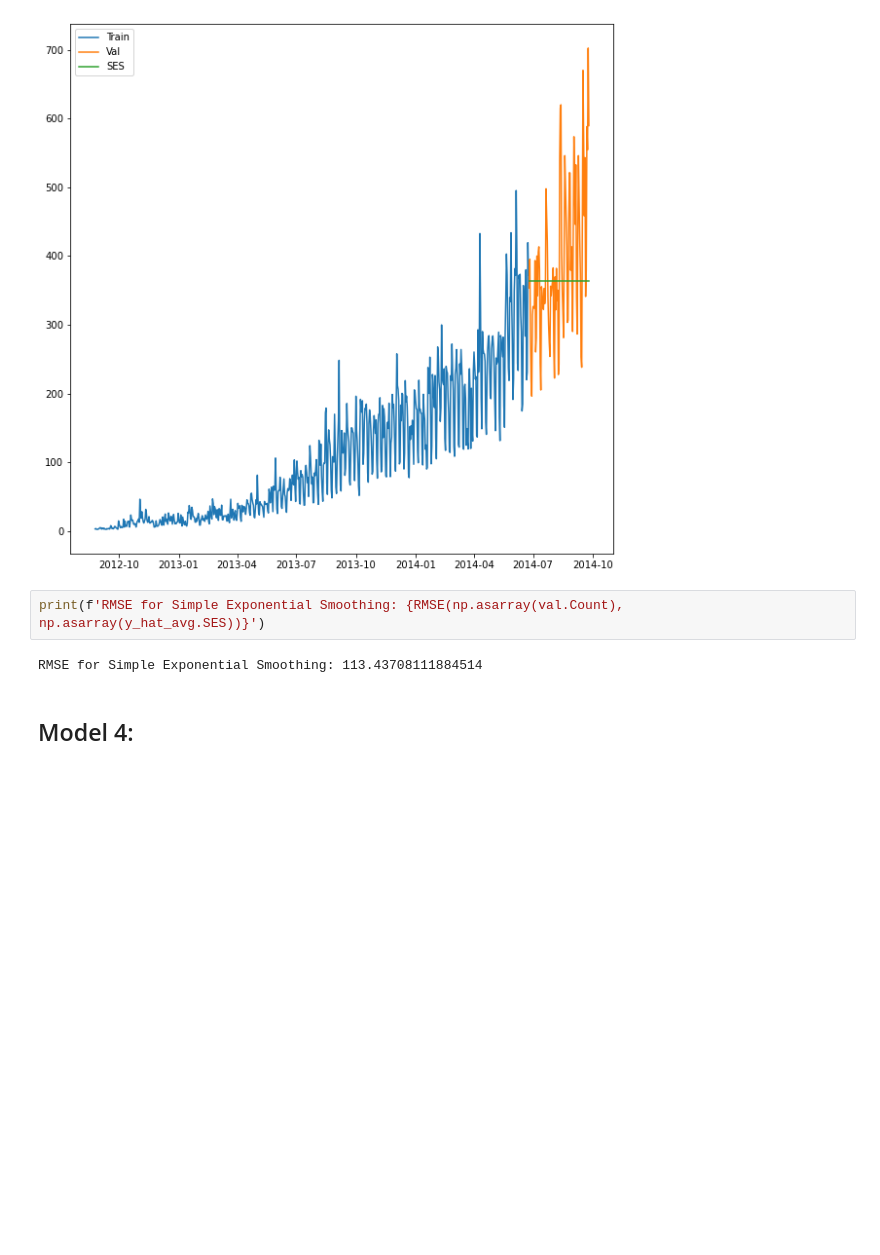
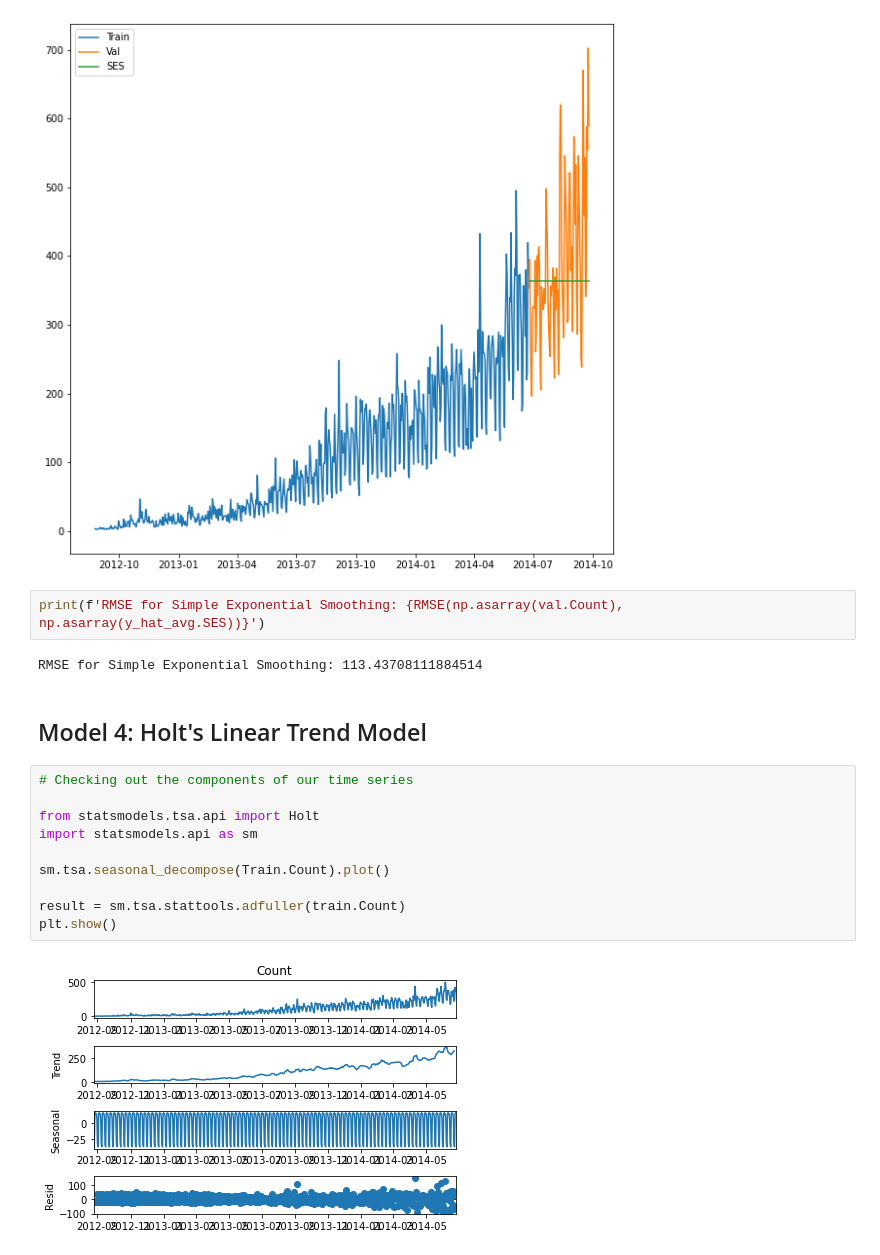
Before and after one commit to AnshuLodha007/Unicorn_Hackathon, a Jupyter notebook: Solution.ipynb, the cells around one changed output. Drawn from its saved outputs; the diff is of its cells as text; blank space fills up the shorter version.

```diff
--- a/Solution.ipynb
+++ b/Solution.ipynb
@@ -468,4 +468,16 @@ print(f'RMSE for Simple Exponential Smoothing: {RMSE(np.asarray(val.Count), np.a
 # %% [output]
 RMSE for Simple Exponential Smoothing: 113.43708111884514
 # %% [markdown]
-## Model 4:
+## Model 4: Holt's Linear Trend Model
+# %%
+# Checking out the components of our time series
+
+from statsmodels.tsa.api import Holt
+import statsmodels.api as sm
+
+sm.tsa.seasonal_decompose(Train.Count).plot()
+
+result = sm.tsa.stattools.adfuller(train.Count)
+plt.show()
+# %% [output]
+[figure, added]
```
Also changed, not shown: parts of 7 cells of this notebook.
